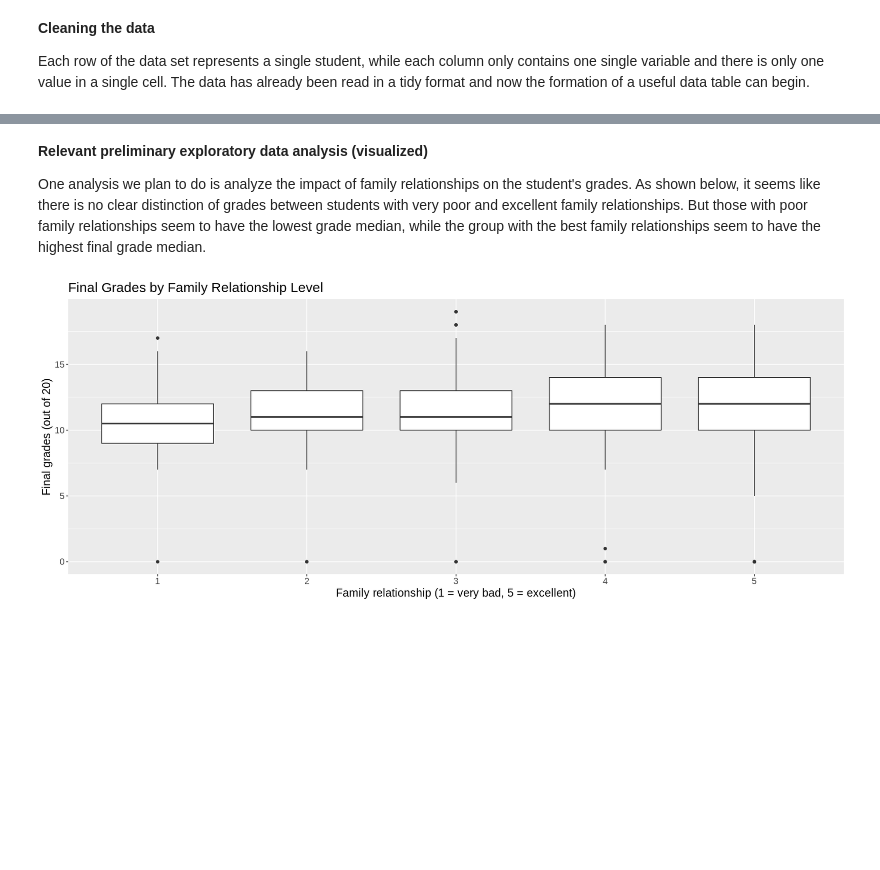
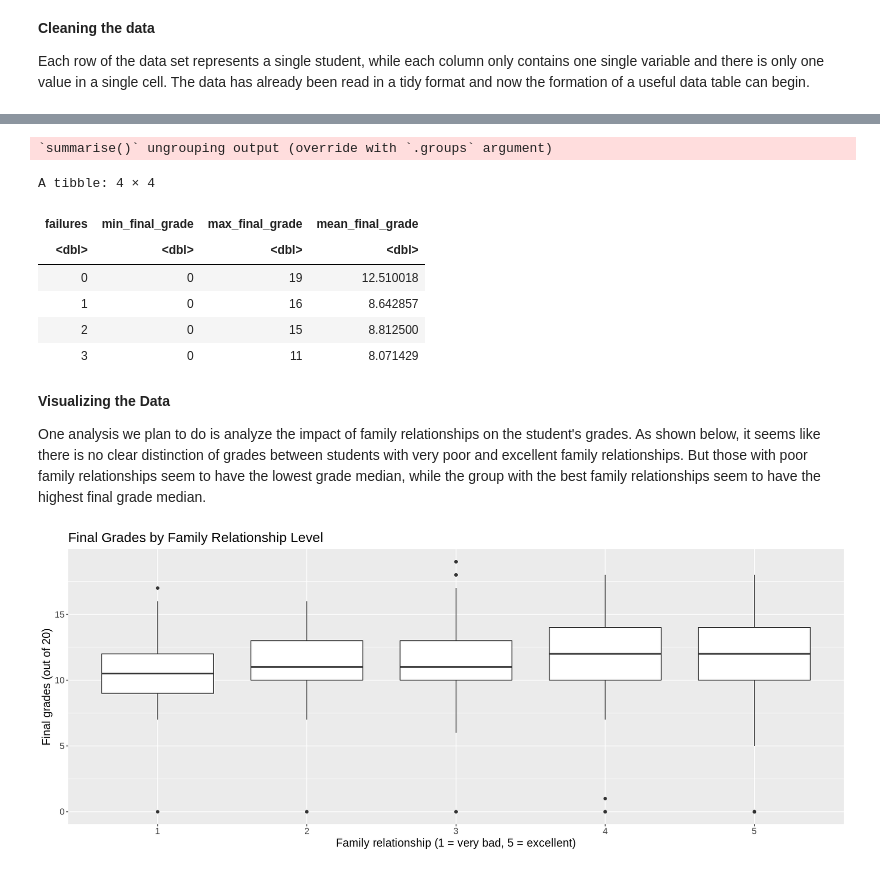
Before and after one commit to jsonthany/dsci_100_project, a Jupyter notebook: project_proposal.ipynb, the cells around one changed output, grey strips where cells are left out. Cells and saved outputs as stored; diff of their text form; code cells hidden in the pictures; blank space fills up the shorter version.

```diff
--- a/project_proposal.ipynb
+++ b/project_proposal.ipynb
@@ -79,5 +141,24 @@ Each row of the data set represents a single student, while each column only con
+# %%
+# In this table, we have summarized the minimum and maximum final grades of students on the basis of number of past failures
+
+failures_summary <- group_by (student_data, failures) %>%
+            summarize (
+                min_final_grade = min(G3),
+                max_final_grade = max (G3),
+                mean_final_grade = mean (G3)
+                )
+failures_summary
+# %% [output]
+`summarise()` ungrouping output (override with `.groups` argument)
+A tibble: 4 × 4
+| failures | min_final_grade | max_final_grade | mean_final_grade |
+| <dbl> | <dbl> | <dbl> | <dbl> |
+| 0 | 0 | 19 | 12.510018 |
+| 1 | 0 | 16 | 8.642857 |
+| 2 | 0 | 15 | 8.812500 |
+| 3 | 0 | 11 | 8.071429 |
 # %% [markdown]
-**Relevant preliminary exploratory data analysis (visualized)**
+**Visualizing the Data**
 
 One analysis we plan to do is analyze the impact of family relationships on the student's grades. As shown below, it seems like there is no clear distinction of grades between students with very poor and excellent family relationships. But those with poor family relationships seem to have the lowest grade median, while the group with the best family relationships seem to have the highest final grade median.
 # %%
```
Also changed, not shown: parts of 6 cells of this notebook.
